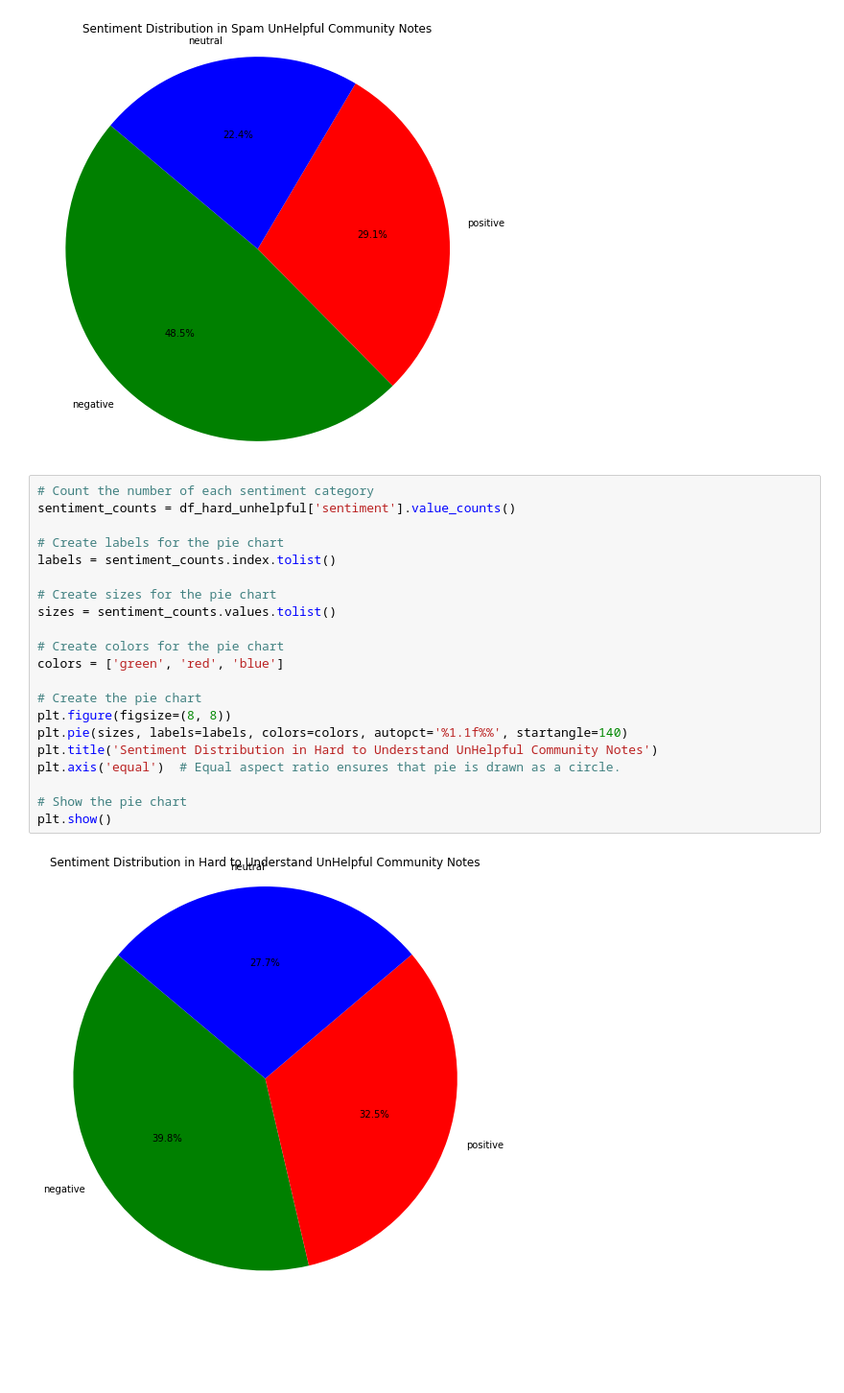
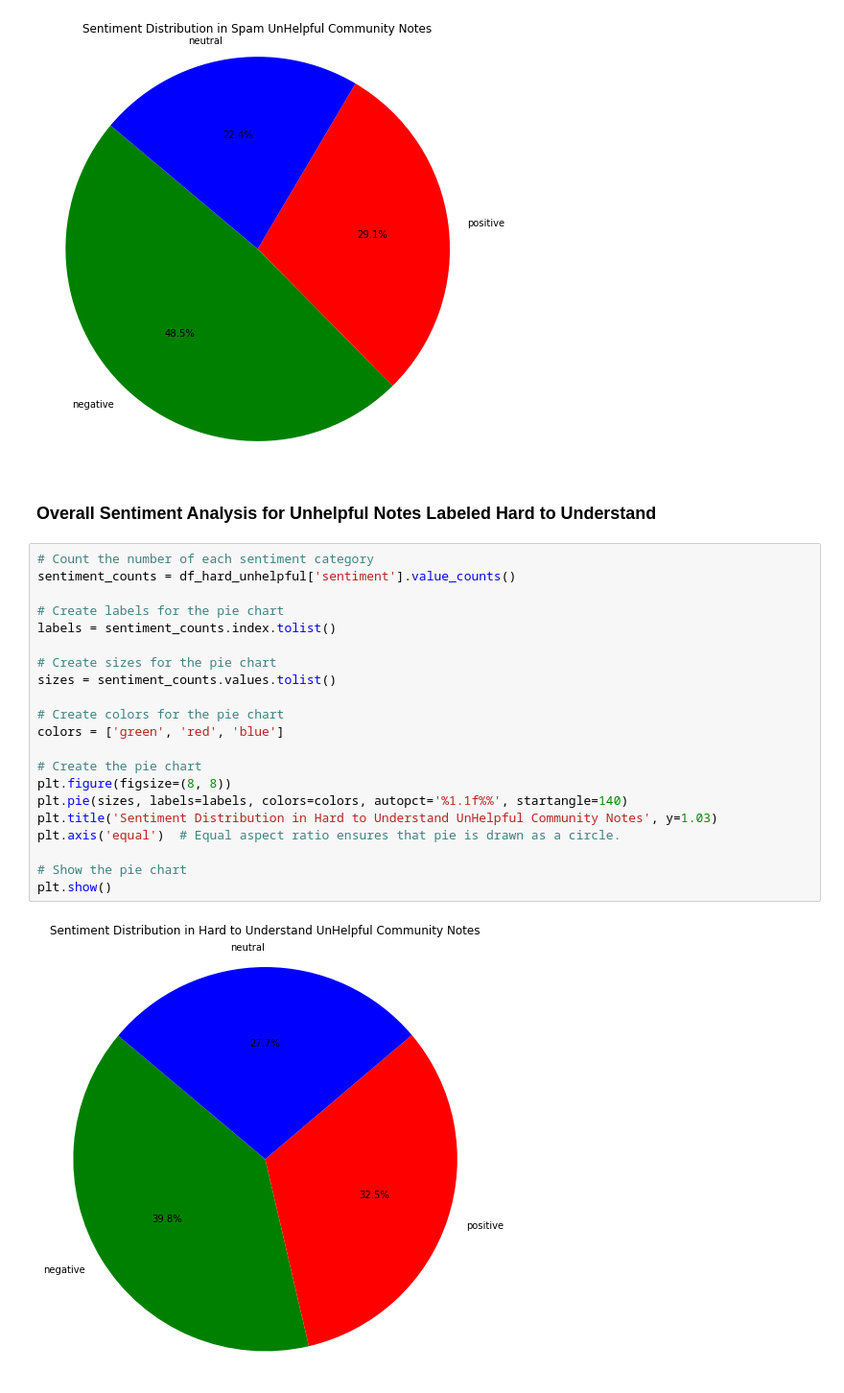
Before and after one commit to daphnehe/info498, a Jupyter notebook: Sentiment Analysis.ipynb, the cells around one changed output. Shown at 96% size. Saved outputs shown, nothing was run; the diff lists cells and outputs as text; blank space fills up the shorter version.

```diff
--- a/Sentiment Analysis.ipynb
+++ b/Sentiment Analysis.ipynb
@@ -407,26 +455,28 @@ plt.axis('equal')  # Equal aspect ratio ensures that pie is drawn as a circle.
 plt.show()
 # %% [output]
 [figure]
+# %% [markdown]
+### Overall Sentiment Analysis for Unhelpful Notes Labeled Hard to Understand
 # %%
 # Count the number of each sentiment category
 sentiment_counts = df_hard_unhelpful['sentiment'].value_counts()
 
 # Create labels for the pie chart
 labels = sentiment_counts.index.tolist()
 
 # Create sizes for the pie chart
 sizes = sentiment_counts.values.tolist()
 
 # Create colors for the pie chart
 colors = ['green', 'red', 'blue']
 
 # Create the pie chart
 plt.figure(figsize=(8, 8))
 plt.pie(sizes, labels=labels, colors=colors, autopct='%1.1f%%', startangle=140)
-plt.title('Sentiment Distribution in Hard to Understand UnHelpful Community Notes')
+plt.title('Sentiment Distribution in Hard to Understand UnHelpful Community Notes', y=1.03)
 plt.axis('equal')  # Equal aspect ratio ensures that pie is drawn as a circle.
 
 # Show the pie chart
 plt.show()
 # %% [output]
-[figure, old version]
+[figure, new version]
```
Also changed, not shown: parts of 17 cells of this notebook, 1 other file.
